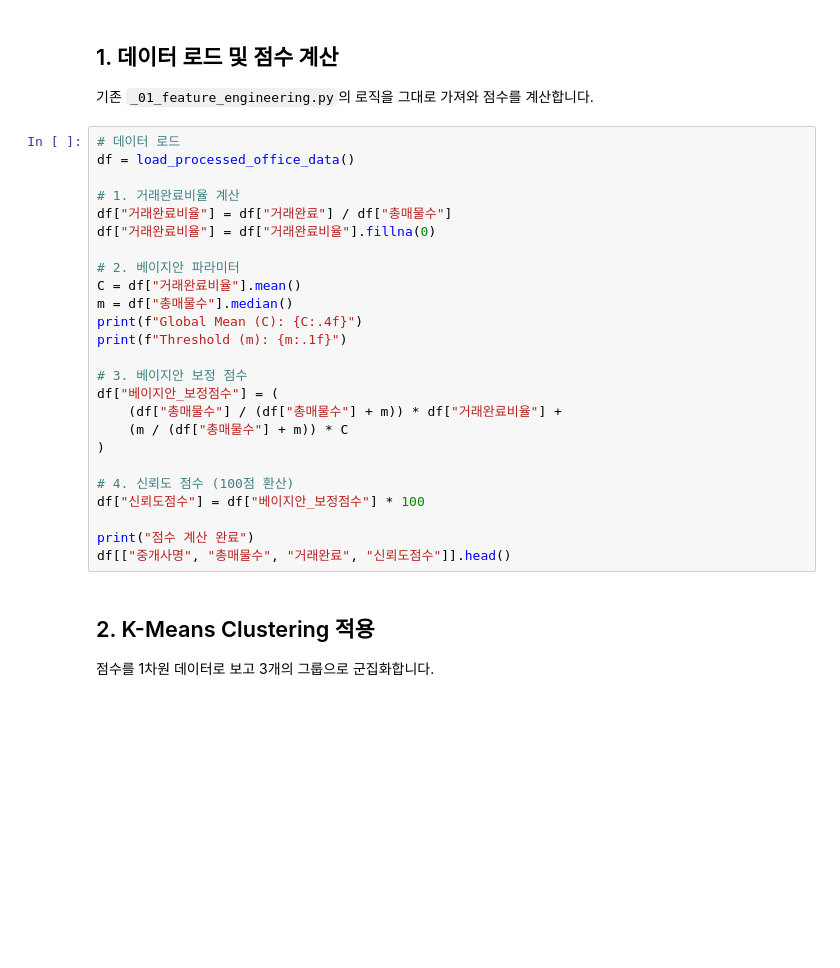
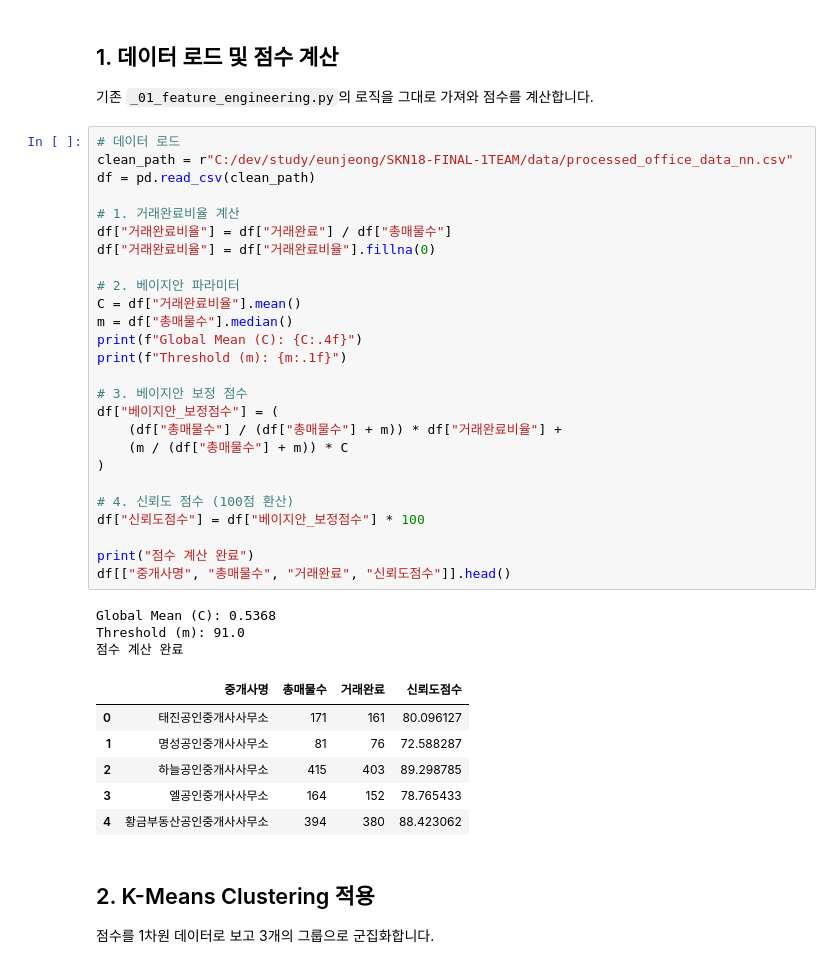
Before and after one commit to eunjeong0911/Property-recommend, a Jupyter notebook: apps/reco/models/trust_model/pipeline/sumi/verify_trust_clustering.ipynb, the cells around one changed output. Saved outputs shown, nothing was run; the diff lists cells and outputs as text; blank space fills up the shorter version.

```diff
--- a/apps/reco/models/trust_model/pipeline/sumi/verify_trust_clustering.ipynb
+++ b/apps/reco/models/trust_model/pipeline/sumi/verify_trust_clustering.ipynb
@@ -18,29 +18,40 @@ plt.rcParams['axes.unicode_minus'] = False
 기존 `_01_feature_engineering.py`의 로직을 그대로 가져와 점수를 계산합니다.
 # %%
 # 데이터 로드
-df = load_processed_office_data()
+clean_path = r"C:/dev/study/eunjeong/SKN18-FINAL-1TEAM/data/processed_office_data_nn.csv"
+df = pd.read_csv(clean_path)
 
 # 1. 거래완료비율 계산
 df["거래완료비율"] = df["거래완료"] / df["총매물수"]
 df["거래완료비율"] = df["거래완료비율"].fillna(0)
 
 # 2. 베이지안 파라미터
 C = df["거래완료비율"].mean()
 m = df["총매물수"].median()
 print(f"Global Mean (C): {C:.4f}")
 print(f"Threshold (m): {m:.1f}")
 
 # 3. 베이지안 보정 점수
 df["베이지안_보정점수"] = (
     (df["총매물수"] / (df["총매물수"] + m)) * df["거래완료비율"] +
     (m / (df["총매물수"] + m)) * C
 )
 
 # 4. 신뢰도 점수 (100점 환산)
 df["신뢰도점수"] = df["베이지안_보정점수"] * 100
 
 print("점수 계산 완료")
 df[["중개사명", "총매물수", "거래완료", "신뢰도점수"]].head()
+# %% [output]
+Global Mean (C): 0.5368
+Threshold (m): 91.0
+점수 계산 완료
+|  | 중개사명 | 총매물수 | 거래완료 | 신뢰도점수 |
+| 0 | 태진공인중개사사무소 | 171 | 161 | 80.096127 |
+| 1 | 명성공인중개사사무소 | 81 | 76 | 72.588287 |
+| 2 | 하늘공인중개사사무소 | 415 | 403 | 89.298785 |
+| 3 | 엘공인중개사사무소 | 164 | 152 | 78.765433 |
+| 4 | 황금부동산공인중개사사무소 | 394 | 380 | 88.423062 |
 # %% [markdown]
 ## 2. K-Means Clustering 적용
 점수를 1차원 데이터로 보고 3개의 그룹으로 군집화합니다.
```
Also changed, not shown: parts of 4 cells of this notebook, 1 other file.
